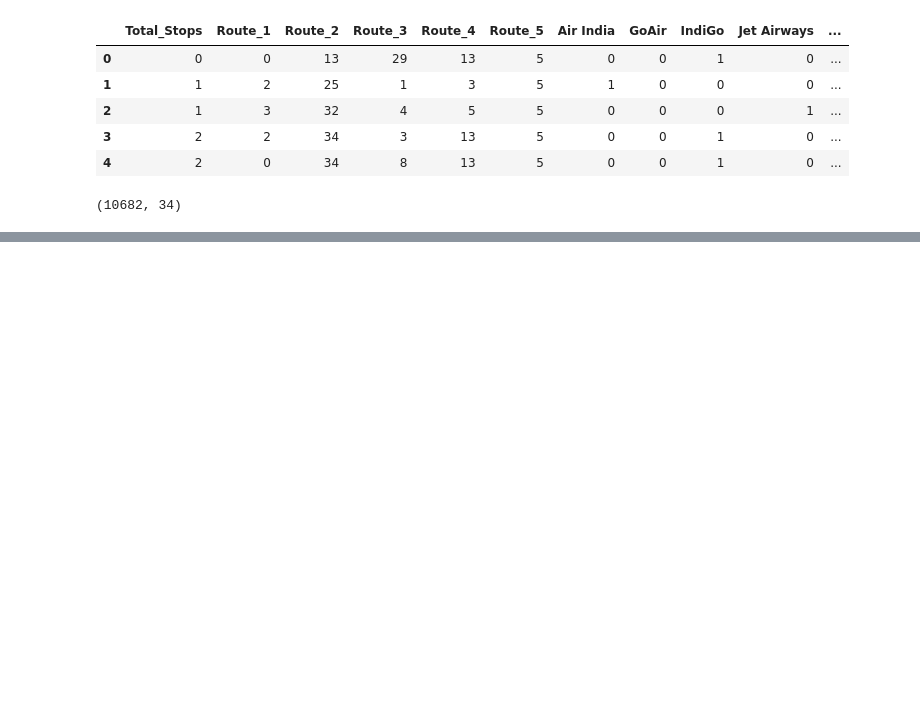
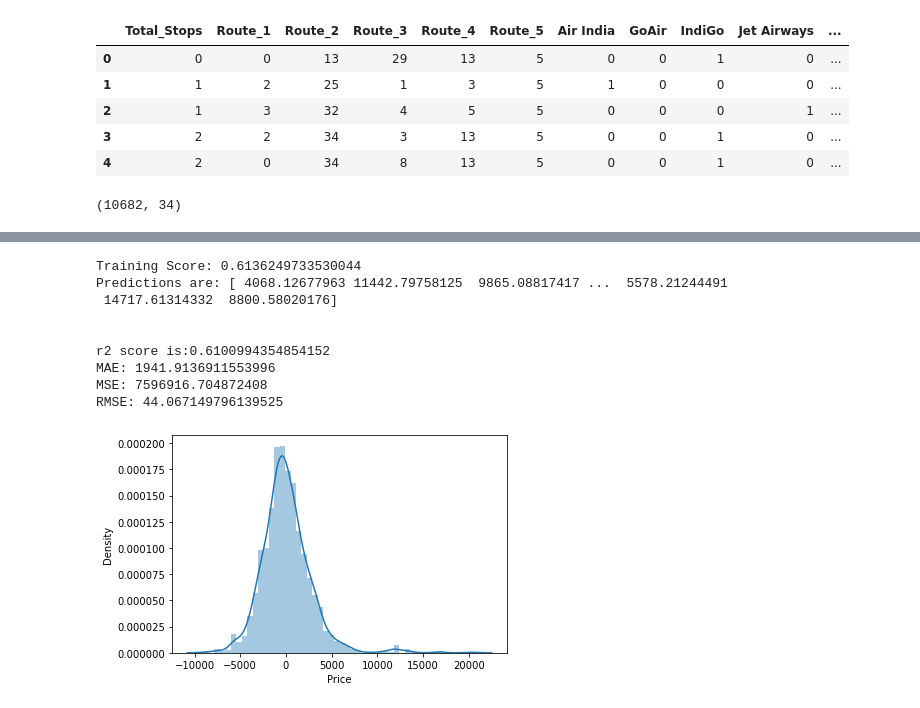
Before and after one commit to niran360/Flight_Price_prediction, a Jupyter notebook: Flight Price prediction.ipynb, the cells around one changed output, grey strips where cells are left out. Saved outputs shown, nothing was run; the diff lists cells and outputs as text; code cells hidden in the pictures; blank space fills up the shorter version.

```diff
--- a/Flight Price prediction.ipynb
+++ b/Flight Price prediction.ipynb
@@ -659,0 +676,13 @@ RMSE: 33.59850538162383
+# %%
+predict(LinearRegression())
+# %% [output]
+Training Score: 0.6136249733530044
+Predictions are: [ 4068.12677963 11442.79758125  9865.08817417 ...  5578.21244491
+ 14717.61314332  8800.58020176]
+
+
+r2 score is:0.6100994354854152
+MAE: 1941.9136911553996
+MSE: 7596916.704872408
+RMSE: 44.067149796139525
+[figure, added]
```
Also changed, not shown: parts of 12 cells of this notebook.
